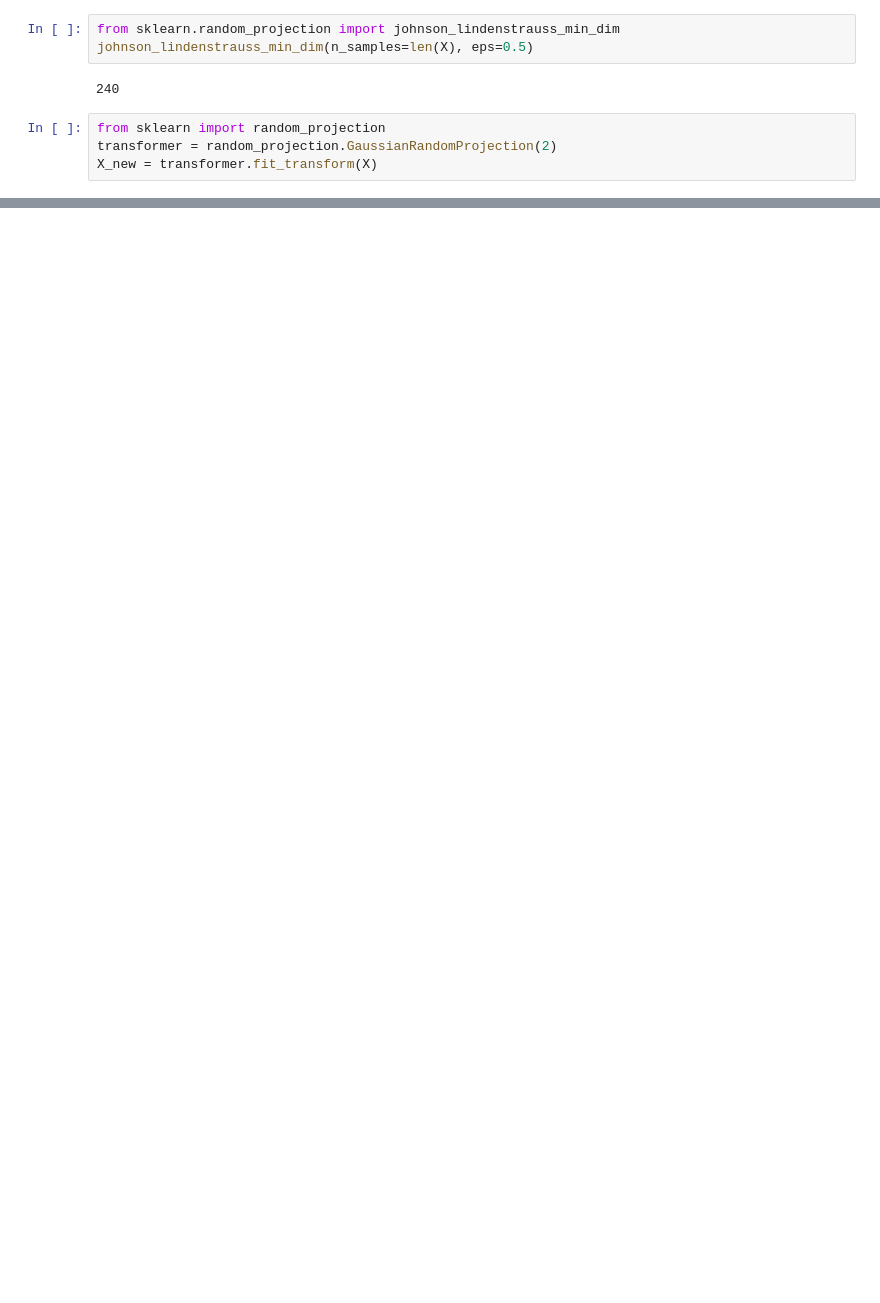
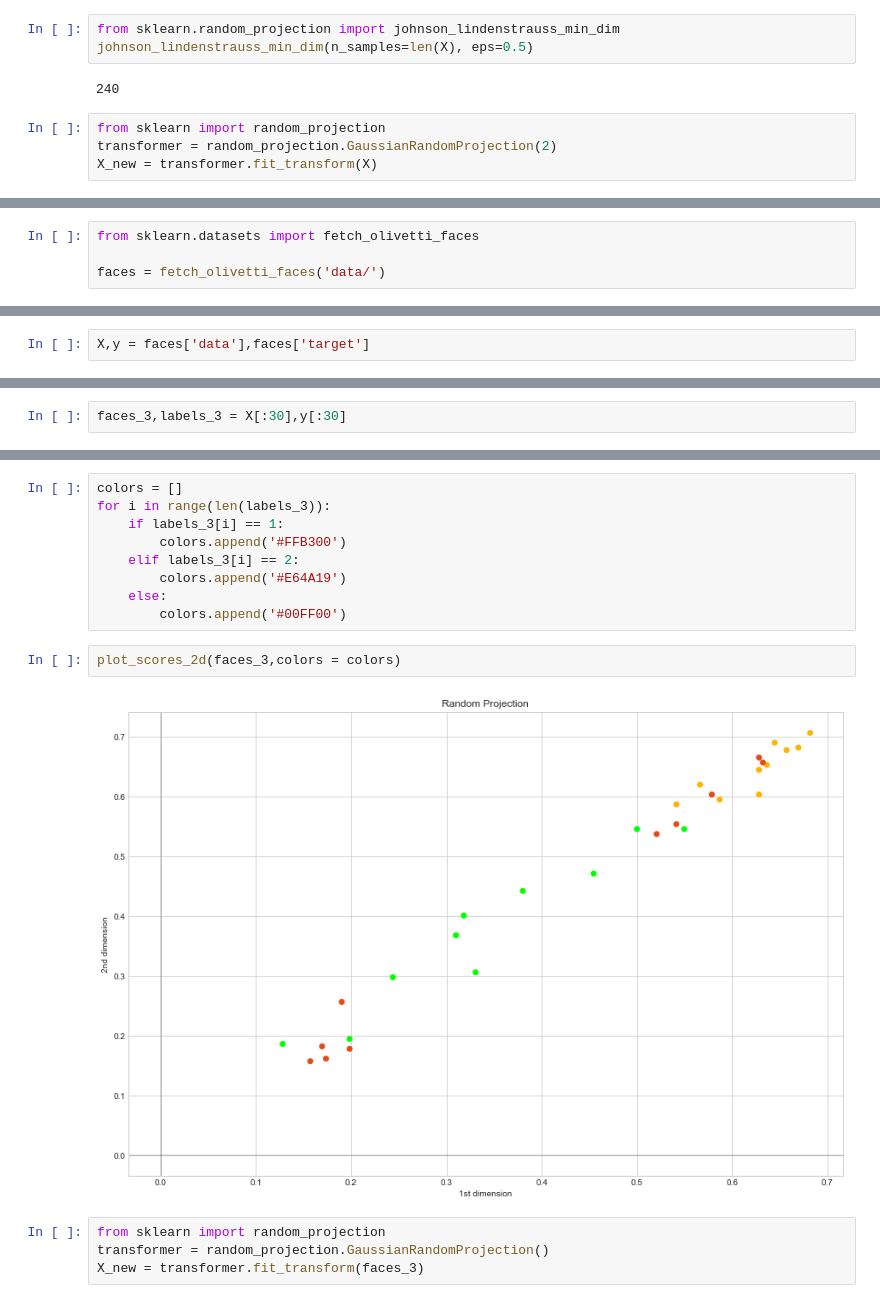
Before and after one commit to NishantLuitel/MachineLearningFromScratch, a Jupyter notebook: DimensionalRed/Random_Projection/randomP.ipynb, the cells around one changed output, grey strips where cells are left out. Drawn from its saved outputs; the diff is of its cells as text; blank space fills up the shorter version.

Commit message:
FacesDataset-rp

```diff
--- a/DimensionalRed/Random_Projection/randomP.ipynb
+++ b/DimensionalRed/Random_Projection/randomP.ipynb
@@ -136,0 +162,4 @@ plot_scores_2d(X_new,colors = colors)
+# %%
+from sklearn.datasets import fetch_olivetti_faces
+
+faces = fetch_olivetti_faces('data/')
@@ -136,0 +170,2 @@ plot_scores_2d(X_new,colors = colors)
+# %%
+X,y = faces['data'],faces['target']
@@ -136,0 +176,2 @@ plot_scores_2d(X_new,colors = colors)
+# %%
+faces_3,labels_3 = X[:30],y[:30]
@@ -136,0 +196,17 @@ plot_scores_2d(X_new,colors = colors)
+# %%
+colors = []
+for i in range(len(labels_3)):
+    if labels_3[i] == 1:
+        colors.append('#FFB300')
+    elif labels_3[i] == 2:
+        colors.append('#E64A19')
+    else:
+        colors.append('#00FF00')
+# %%
+plot_scores_2d(faces_3,colors = colors)
+# %% [output]
+[figure, added]
+# %%
+from sklearn import random_projection
+transformer = random_projection.GaussianRandomProjection()
+X_new = transformer.fit_transform(faces_3)
```
Also changed, not shown: parts of 15 cells of this notebook, 2 other files.
